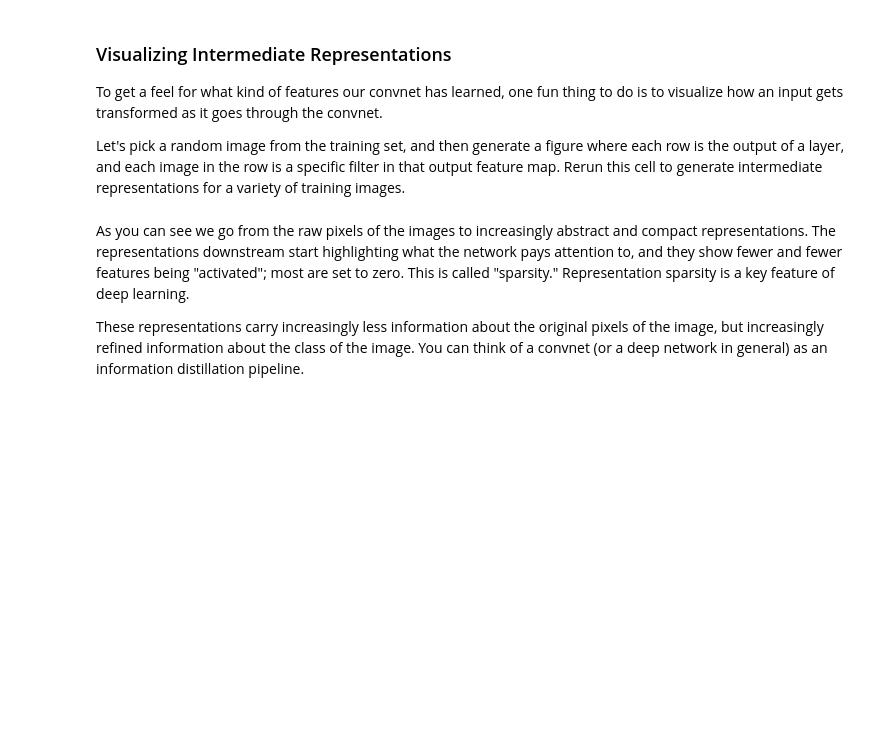
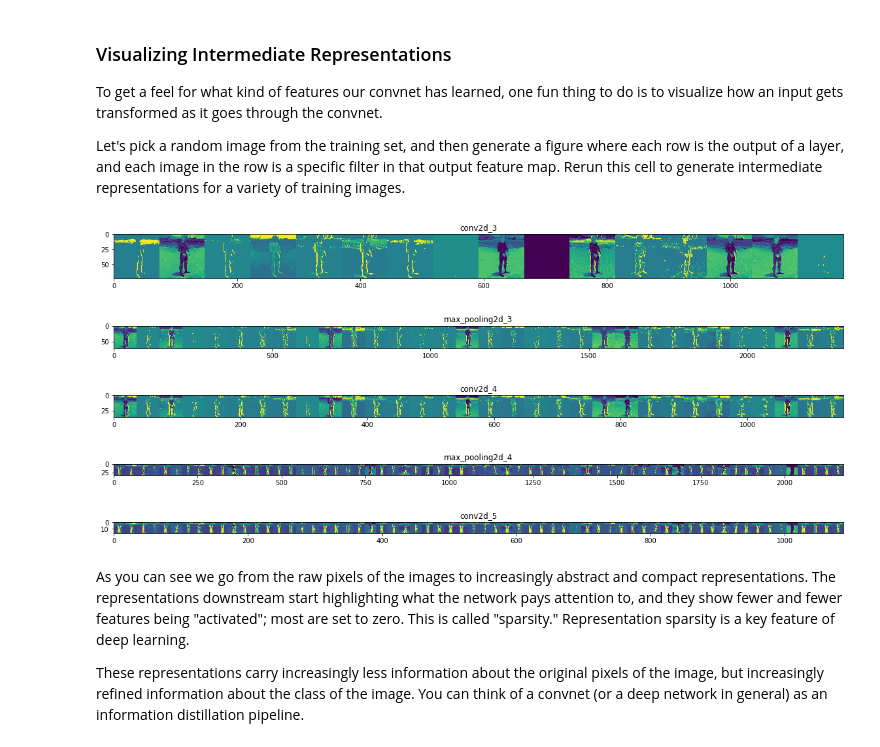
Before and after one commit to lmoroney/dlaicourse, a Jupyter notebook: Course 1 - Part 8 - Lesson 4 - Notebook.ipynb, the cells around one changed output. Saved outputs shown, nothing was run; the diff lists cells and outputs as text; code cells hidden in the pictures; blank space fills up the shorter version.

```diff
--- a/Course 1 - Part 8 - Lesson 4 - Notebook.ipynb
+++ b/Course 1 - Part 8 - Lesson 4 - Notebook.ipynb
@@ -35,7 +57,19 @@ train_horse_dir = os.path.join('/tmp/horse-or-human/horses')
 train_human_dir = os.path.join('/tmp/horse-or-human/humans')
 
 # Directory with our training horse pictures
-validation_horse_dir = os.path.join('/tmp/validation-horse-or-human/validation-horses')
+validation_horse_dir = os.path.join('/tmp/validation-horse-or-human/horses')
 
 # Directory with our training human pictures
-validation_human_dir = os.path.join('/tmp/validation-horse-or-human/validation-humans')
+validation_human_dir = os.path.join('/tmp/validation-horse-or-human/humans')
+
+train_horse_names = os.listdir(train_horse_dir)
+print(train_horse_names[:10])
+
+train_human_names = os.listdir(train_human_dir)
+print(train_human_names[:10])
+
+validation_horse_hames = os.listdir(validation_horse_dir)
+print(validation_horse_hames[:10])
+
+validation_human_names = os.listdir(validation_human_dir)
+print(validation_human_names[:10])
@@ -174,6 +244,7 @@ Let's pick a random image from the training set, and then generate a figure wher
 # %%
 import numpy as np
 import random
+import matplotlib.pyplot as plt
 from tensorflow.keras.preprocessing.image import img_to_array, load_img
 
 # Let's define a new Model that will take an image as input, and will output
@@ -187,7 +258,7 @@ horse_img_files = [os.path.join(train_horse_dir, f) for f in train_horse_names]
 human_img_files = [os.path.join(train_human_dir, f) for f in train_human_names]
 img_path = random.choice(horse_img_files + human_img_files)
 
-img = load_img(img_path, target_size=(300, 300))  # this is a PIL image
+img = load_img(img_path, target_size=(150, 150))  # this is a PIL image
 x = img_to_array(img)  # Numpy array with shape (150, 150, 3)
 x = x.reshape((1,) + x.shape)  # Numpy array with shape (1, 150, 150, 3)
 
@@ -199,33 +270,39 @@ x /= 255
 successive_feature_maps = visualization_model.predict(x)
 
 # These are the names of the layers, so can have them as part of our plot
 layer_names = [layer.name for layer in model.layers]
 
 # Now let's display our representations
 for layer_name, feature_map in zip(layer_names, successive_feature_maps):
   if len(feature_map.shape) == 4:
     # Just do this for the conv / maxpool layers, not the fully-connected layers
     n_features = feature_map.shape[-1]  # number of features in feature map
     # The feature map has shape (1, size, size, n_features)
     size = feature_map.shape[1]
     # We will tile our images in this matrix
     display_grid = np.zeros((size, size * n_features))
     for i in range(n_features):
       # Postprocess the feature to make it visually palatable
       x = feature_map[0, :, :, i]
       x -= x.mean()
       x /= x.std()
       x *= 64
       x += 128
       x = np.clip(x, 0, 255).astype('uint8')
       # We'll tile each filter into this big horizontal grid
       display_grid[:, i * size : (i + 1) * size] = x
     # Display the grid
     scale = 20. / n_features
     plt.figure(figsize=(scale * n_features, scale))
     plt.title(layer_name)
     plt.grid(False)
     plt.imshow(display_grid, aspect='auto', cmap='viridis')
+# %% [output]
+[figure, added]
+[figure, added]
+[figure, added]
+[figure, added]
+[figure, added]
 # %% [markdown]
 As you can see we go from the raw pixels of the images to increasingly abstract and compact representations. The representations downstream start highlighting what the network pays attention to, and they show fewer and fewer features being "activated"; most are set to zero. This is called "sparsity." Representation sparsity is a key feature of deep learning.
 
```
Also changed, not shown: parts of 7 cells of this notebook.
